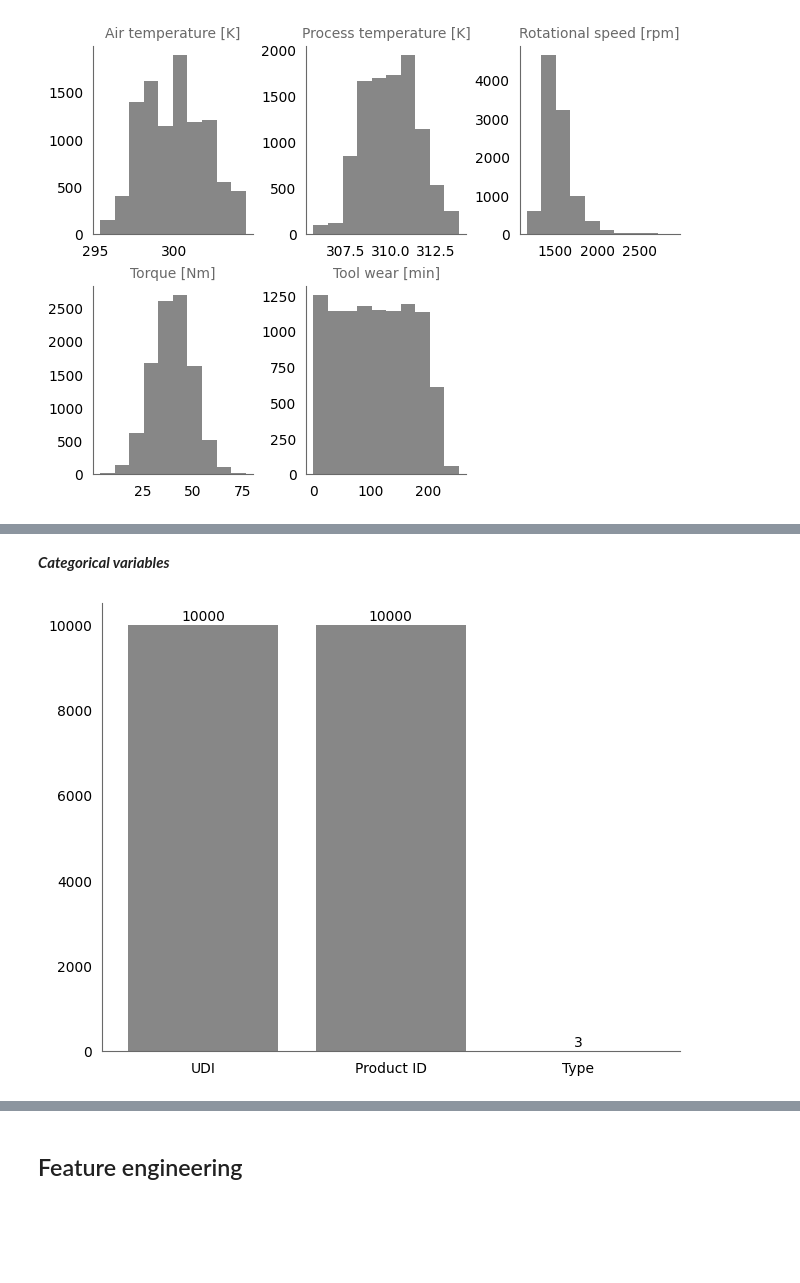
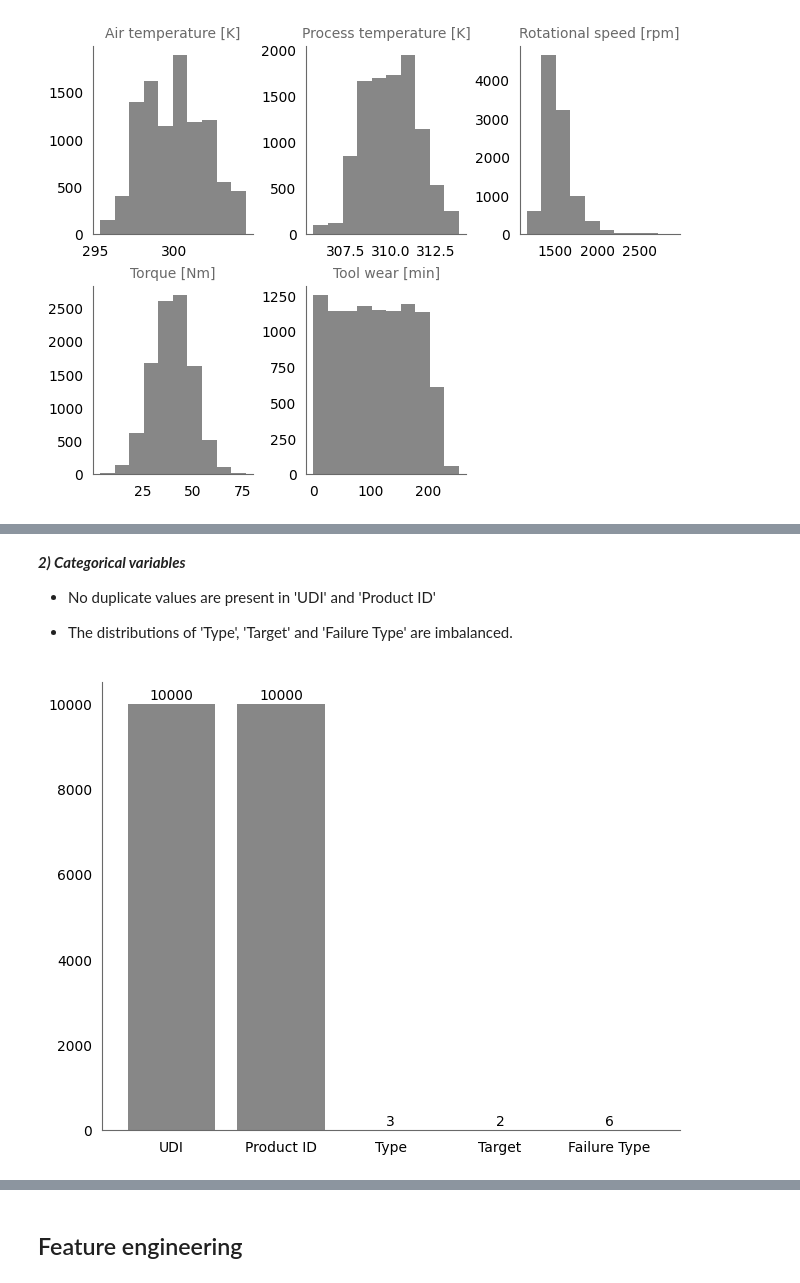
Before and after one commit to earth1987/machine-failure-type, a Jupyter notebook: notebooks/data_exploration.ipynb, the cells around one changed output, grey strips where cells are left out. Cells and saved outputs as stored; diff of their text form; code cells hidden in the pictures; blank space fills up the shorter version.

```diff
--- a/notebooks/data_exploration.ipynb
+++ b/notebooks/data_exploration.ipynb
@@ -107,3 +150,11 @@ int64      4
 object     3
 float64    3
 Name: count, dtype: int64
+# %%
+# Check if cust_unique_id is a continuous sequence of integers
+min_val, max_val = raw_df['UDI'].min(), raw_df['UDI'].max()
+expected_sequence = set(range(min_val, max_val + 1))
+print(f"Continuous: {set(raw_df['UDI'].unique()) == expected_sequence}")
+
+# Update cust_unique_id -> categorical dtype
+raw_df['UDI'] = pd.Categorical(raw_df['UDI'], categories=expected_sequence, ordered=True)
@@ -110,4 +163,4 @@ Name: count, dtype: int64
 # %%
 # Update dtypes
-raw_df[['UDI', 'Target']] = raw_df[['UDI', 'Target']].astype('object')
+raw_df['Target'] = raw_df['Target'].astype('object')
 # %% [markdown]
@@ -164,16 +279,19 @@ fig.delaxes(axes[5])
 # %% [markdown]
-**_Categorical variables_**
+**_2) Categorical variables_**
+* No duplicate values are present in 'UDI' and 'Product ID'
+
+* The distributions of 'Type', 'Target' and 'Failure Type' are imbalanced.
 # %%
 # Cardinality
 fig, ax = plt.subplots(
     nrows=1, ncols=1, constrained_layout=True, figsize=(6.4, 4.8))
 ax.tick_params(bottom=False, left=False)
 ax.grid(False)
 ax.spines[['top', 'right']].set_visible(False)
 ax.spines[['left', 'bottom']].set_color('dimgray')
 
-col_cardinality = features_df.select_dtypes(include=['object']).nunique()
+col_cardinality = raw_df.select_dtypes(include=['object', 'category']).nunique()
 bars = ax.bar(col_cardinality.index, col_cardinality.values, color='dimgray', alpha=0.8)
 ax.bar_label(bars, padding=1);
 # %% [output]
-[figure, old version]
+[figure, new version]
```
Also changed, not shown: parts of 74 cells of this notebook.
